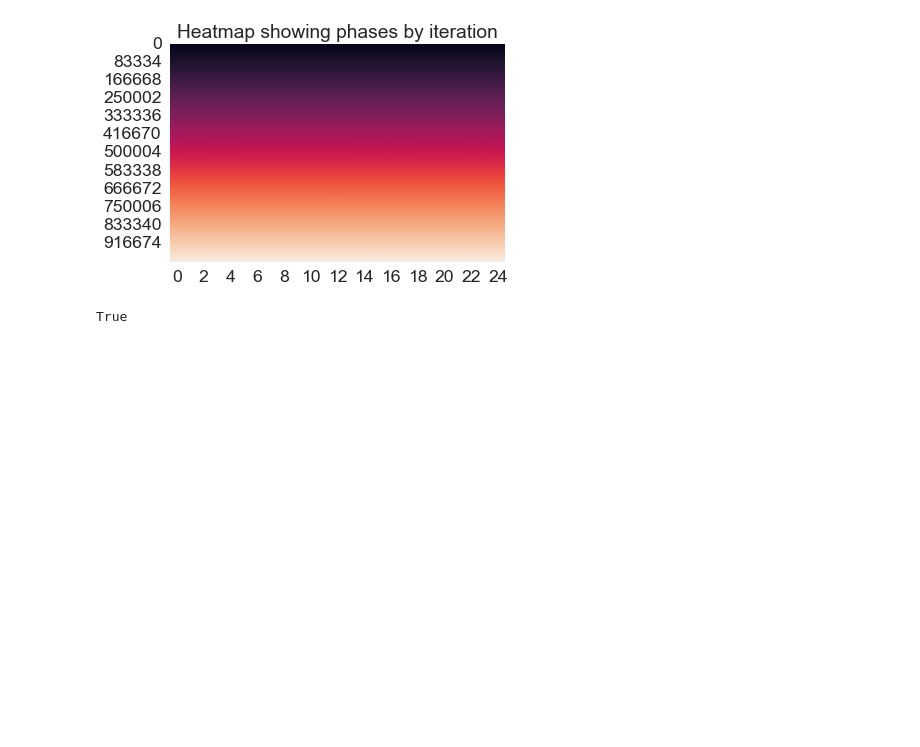
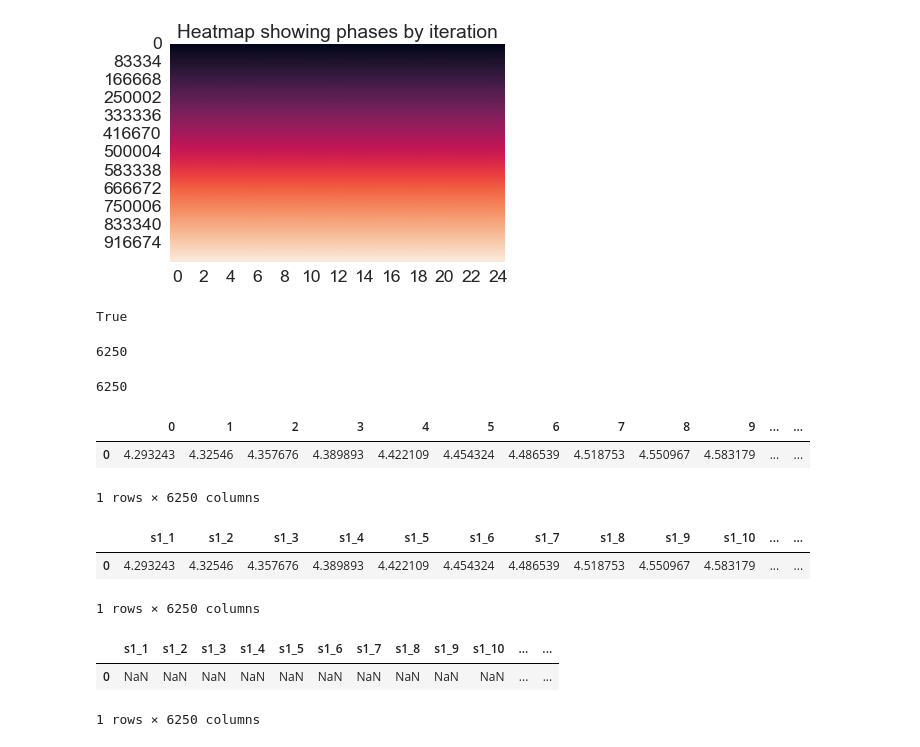
Before and after one commit to BryaneX455/reu2022, a Jupyter notebook: Kuramoto Model/Half Synchronization.ipynb, the cells around one changed output. Drawn from its saved outputs; the diff is of its cells as text; code cells hidden in the pictures; blank space fills up the shorter version.

```diff
--- a/Kuramoto Model/Half Synchronization.ipynb
+++ b/Kuramoto Model/Half Synchronization.ipynb
@@ -100,3 +100,35 @@ plot_heatmap(sim);
 model.concentrated
 # %% [output]
 True
+# %%
+headers = []
+for i in range(1, 26):
+    for j in range(1, 251):
+        headers.append(f's{i}_{j}')
+len(headers)
+# %% [output]
+6250
+# %%
+25*250
+# %% [output]
+6250
+# %%
+df = pd.DataFrame(sim[:,:250].flatten(order='C')).T
+df
+# %% [output]
+|  | 0 | 1 | 2 | 3 | 4 | 5 | 6 | 7 | 8 | 9 | ... | ... |
+| 0 | 4.293243 | 4.32546 | 4.357676 | 4.389893 | 4.422109 | 4.454324 | 4.486539 | 4.518753 | 4.550967 | 4.583179 | ... | ... |
+1 rows × 6250 columns
+# %%
+df = pd.DataFrame(df.values, columns = headers)
+df
+# %% [output]
+|  | s1_1 | s1_2 | s1_3 | s1_4 | s1_5 | s1_6 | s1_7 | s1_8 | s1_9 | s1_10 | ... | ... |
+| 0 | 4.293243 | 4.32546 | 4.357676 | 4.389893 | 4.422109 | 4.454324 | 4.486539 | 4.518753 | 4.550967 | 4.583179 | ... | ... |
+1 rows × 6250 columns
+# %%
+df
+# %% [output]
+|  | s1_1 | s1_2 | s1_3 | s1_4 | s1_5 | s1_6 | s1_7 | s1_8 | s1_9 | s1_10 | ... | ... |
+| 0 | NaN | NaN | NaN | NaN | NaN | NaN | NaN | NaN | NaN | NaN | ... | ... |
+1 rows × 6250 columns
```
Also changed, not shown: parts of 5 cells of this notebook, 4 other files.
